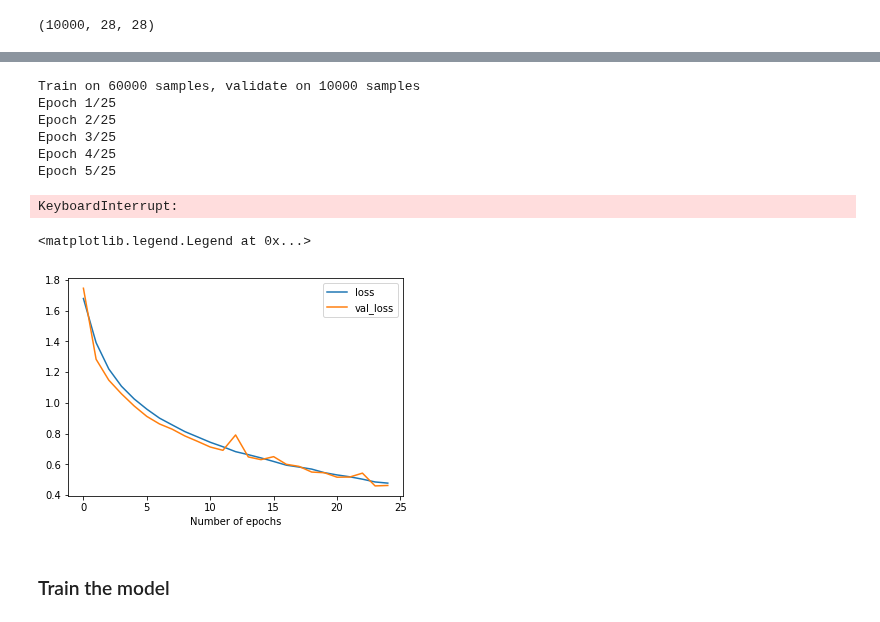
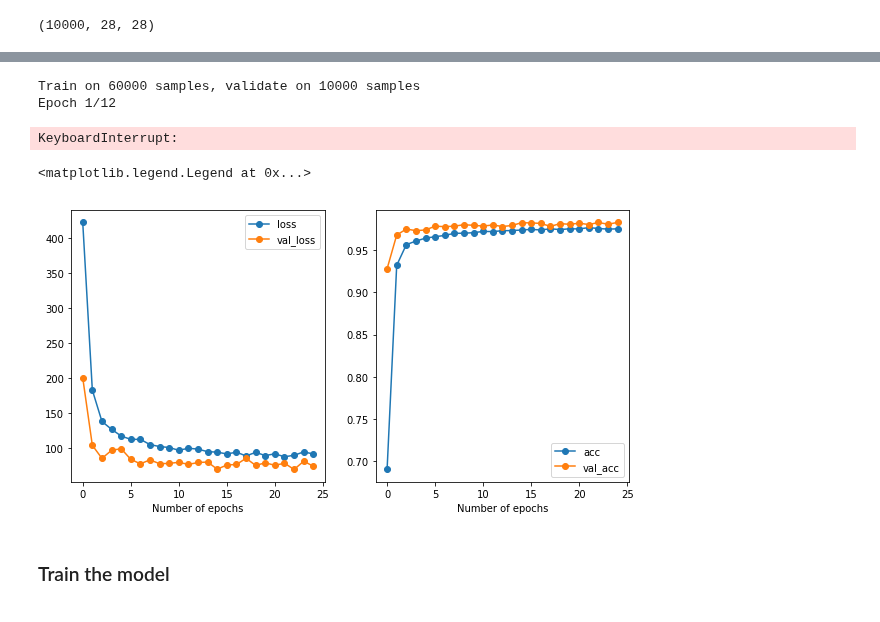
Before and after one commit to GuillaumeMougeot/DogFaceNet, a Jupyter notebook: dogfacenet/dogfacenet-mnist_v2.ipynb, the cells around one changed output, grey strips where cells are left out. Cells and saved outputs as stored; diff of their text form; code cells hidden in the pictures.

```diff
--- a/dogfacenet/dogfacenet-mnist_v2.ipynb
+++ b/dogfacenet/dogfacenet-mnist_v2.ipynb
@@ -578,32 +648,35 @@ plt.plot(epochs,val_loss, label="val_loss")
 plt.xlabel("Number of epochs")
 plt.legend()
 # %%
-hist = model.fit(x_train,y_train_exp, batch_size=128,epochs=25,validation_data=(x_test,y_test_exp))
+history = model.fit(x_train,y_train_exp, batch_size=128,epochs=12,validation_data=(x_test,y_test_exp))
 # %% [output]
 Train on 60000 samples, validate on 10000 samples
-Epoch 1/25
-Epoch 2/25
-Epoch 3/25
-Epoch 4/25
-Epoch 5/25
+Epoch 1/12
 KeyboardInterrupt:
 # %%
-loss = hist.history['loss']
-val_loss = hist.history['val_loss']
-acc = hist.history['acc']
-val_acc = hist.history['val_acc']
-history = np.array([loss,val_loss,acc,val_acc])
-np.save(PATH_SAVE+'2018.01.31.small_net.softmax.1.npy',history)
-np.savetxt(PATH_SAVE+'2018.01.31.small_net.softmax.1.txt',history)
+loss = history.history['loss']
+val_loss = history.history['val_loss']
+acc = history.history['acc']
+val_acc = history.history['val_acc']
+history_ = np.array([loss,val_loss,acc,val_acc])
+np.save(PATH_SAVE+'2018.01.31.small_net.cosine.s_30.m_0.1.npy',history_)
+np.savetxt(PATH_SAVE+'2018.01.31.small_net.cosine.s_30.m_0.1.txt',history_)
 
 epochs = np.arange(len(loss))
-plt.plot(epochs,loss, label="loss")
-plt.plot(epochs,val_loss, label="val_loss")
+fig = plt.figure(figsize=(10,5))
+plt.subplot(1,2,1)
+plt.plot(epochs,loss, '-o', label="loss")
+plt.plot(epochs,val_loss, '-o', label="val_loss")
 plt.xlabel("Number of epochs")
 plt.legend()
+plt.subplot(1,2,2)
+plt.plot(epochs,acc, '-o', label="acc")
+plt.plot(epochs,val_acc, '-o', label="val_acc")
+plt.xlabel("Number of epochs")
+plt.legend()
 # %% [output]
 <matplotlib.legend.Legend at 0x...>
-[figure, old version]
+[figure, new version]
 # %% [markdown]
 ### Train the model
 # %%
```
Also changed, not shown: parts of 15 cells of this notebook, 1 other file.
